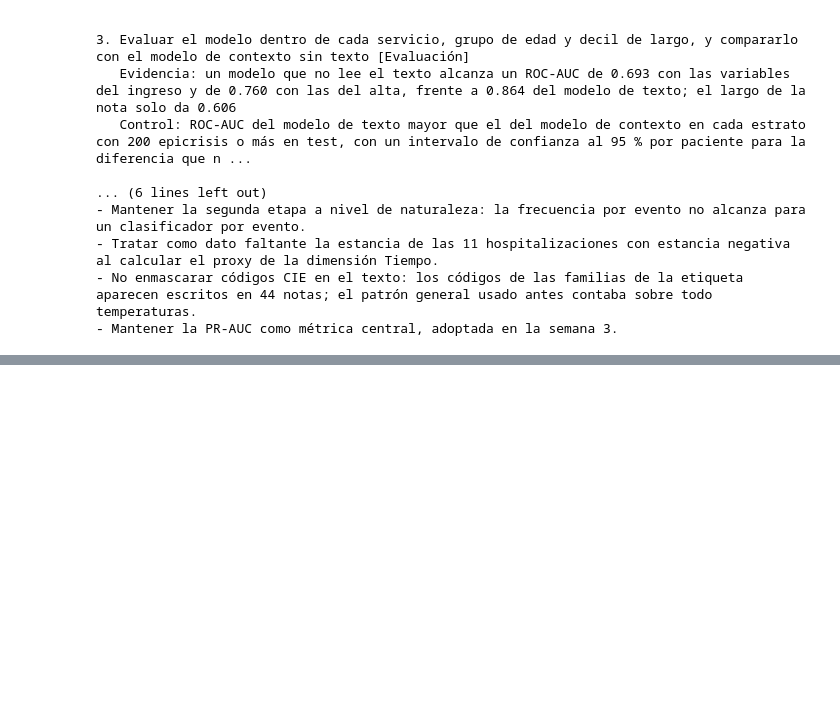
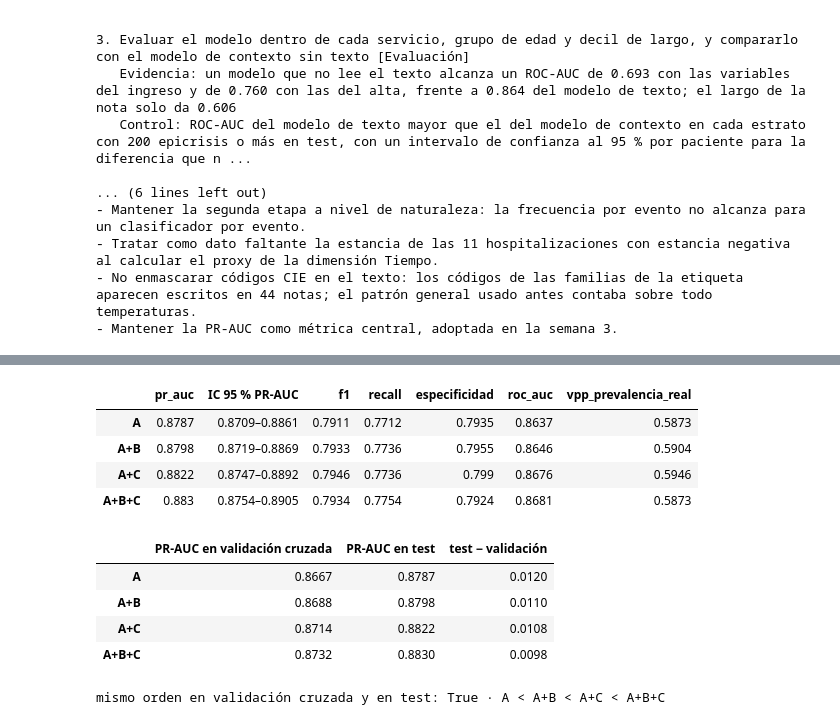
Before and after one commit to carlosperez100/mia14-trabajo-investigacion-ii-tesis-gemses-mimic, a Jupyter notebook: notebooks/02_EDA_semana4.ipynb, the cells around one changed output, grey strips where cells are left out. Saved outputs shown, nothing was run; the diff lists cells and outputs as text; code cells hidden in the pictures; blank space fills up the shorter version.

```diff
--- a/notebooks/02_EDA_semana4.ipynb
+++ b/notebooks/02_EDA_semana4.ipynb
@@ -743,0 +742,23 @@ tiempo de entrenamiento de A+B+C frente a A: 1.7 veces
+# %%
+te = pd.DataFrame(FE["test"]).T
+te["IC 95 % PR-AUC"] = te.pr_auc_ic95_pacientes.map(lambda x: f"{x[0]:.4f}–{x[1]:.4f}")
+display(te[["pr_auc", "IC 95 % PR-AUC", "f1", "recall", "especificidad", "roc_auc", "vpp_prevalencia_real"]])
+comp = pd.DataFrame({"PR-AUC en validación cruzada": {c: FE["cv"][c]["pr_auc"]["media"] for c in CONF},
+                     "PR-AUC en test": {c: FE["test"][c]["pr_auc"] for c in CONF}})
+comp["test − validación"] = (comp["PR-AUC en test"] - comp["PR-AUC en validación cruzada"]).round(4)
+display(comp)
+orden_cv = comp["PR-AUC en validación cruzada"].sort_values().index.tolist()
+orden_te = comp["PR-AUC en test"].sort_values().index.tolist()
+print("mismo orden en validación cruzada y en test:", orden_cv == orden_te, "·", " < ".join(orden_te))
+# %% [output]
+|  | pr_auc | IC 95 % PR-AUC | f1 | recall | especificidad | roc_auc | vpp_prevalencia_real |
+| A | 0.8787 | 0.8709–0.8861 | 0.7911 | 0.7712 | 0.7935 | 0.8637 | 0.5873 |
+| A+B | 0.8798 | 0.8719–0.8869 | 0.7933 | 0.7736 | 0.7955 | 0.8646 | 0.5904 |
+| A+C | 0.8822 | 0.8747–0.8892 | 0.7946 | 0.7736 | 0.799 | 0.8676 | 0.5946 |
+| A+B+C | 0.883 | 0.8754–0.8905 | 0.7934 | 0.7754 | 0.7924 | 0.8681 | 0.5873 |
+|  | PR-AUC en validación cruzada | PR-AUC en test | test − validación |
+| A | 0.8667 | 0.8787 | 0.0120 |
+| A+B | 0.8688 | 0.8798 | 0.0110 |
+| A+C | 0.8714 | 0.8822 | 0.0108 |
+| A+B+C | 0.8732 | 0.8830 | 0.0098 |
+mismo orden en validación cruzada y en test: True · A < A+B < A+C < A+B+C
```
Also changed, not shown: parts of 33 cells of this notebook.
